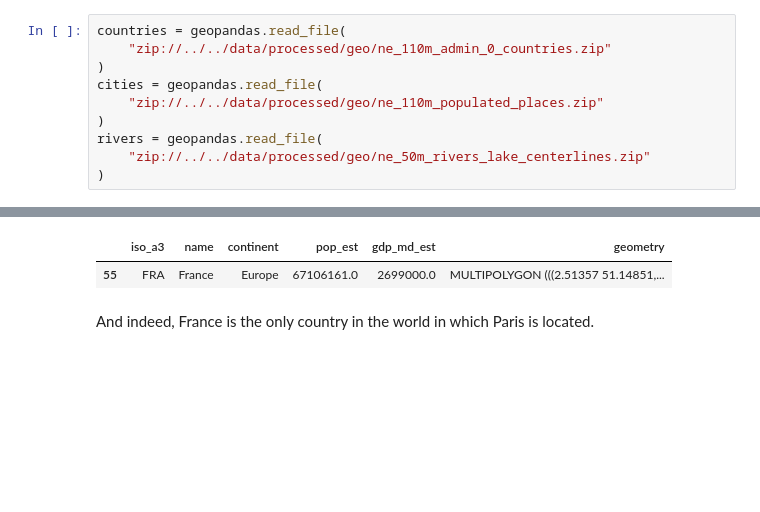
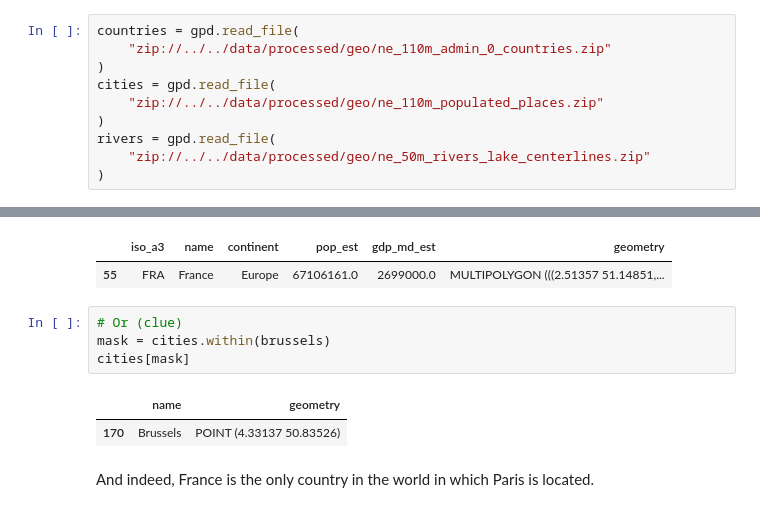
Before and after one commit to 3springs/deep_ml_curriculum, a Jupyter notebook: notebooks/04 Geopandas/Geospatial plotting.ipynb, the cells around one changed output, grey strips where cells are left out. Cells and saved outputs as stored; diff of their text form; blank space fills up the shorter version.

```diff
--- a/notebooks/04 Geopandas/Geospatial plotting.ipynb
+++ b/notebooks/04 Geopandas/Geospatial plotting.ipynb
@@ -351,13 +358,13 @@ All the calculations that happen in geopandas and shapely assume that your data
 # %% [markdown]
 # Spatial relationships and operations
 # %%
-countries = geopandas.read_file(
+countries = gpd.read_file(
     "zip://../../data/processed/geo/ne_110m_admin_0_countries.zip"
 )
-cities = geopandas.read_file(
+cities = gpd.read_file(
     "zip://../../data/processed/geo/ne_110m_populated_places.zip"
 )
-rivers = geopandas.read_file(
+rivers = gpd.read_file(
     "zip://../../data/processed/geo/ne_50m_rivers_lake_centerlines.zip"
 )
 # %% [markdown]
@@ -457,6 +473,13 @@ countries[countries.contains(paris)]
 # %% [output]
 |  | iso_a3 | name | continent | pop_est | gdp_md_est | geometry |
 | 55 | FRA | France | Europe | 67106161.0 | 2699000.0 | MULTIPOLYGON (((2.51357 51.14851,... |
+# %%
+# Or (clue)
+mask = cities.within(brussels)
+cities[mask]
+# %% [output]
+|  | name | geometry |
+| 170 | Brussels | POINT (4.33137 50.83526) |
 # %% [markdown]
 And indeed, France is the only country in the world in which Paris is located.
 # %% [markdown]
```
Also changed, not shown: parts of 25 cells of this notebook.
